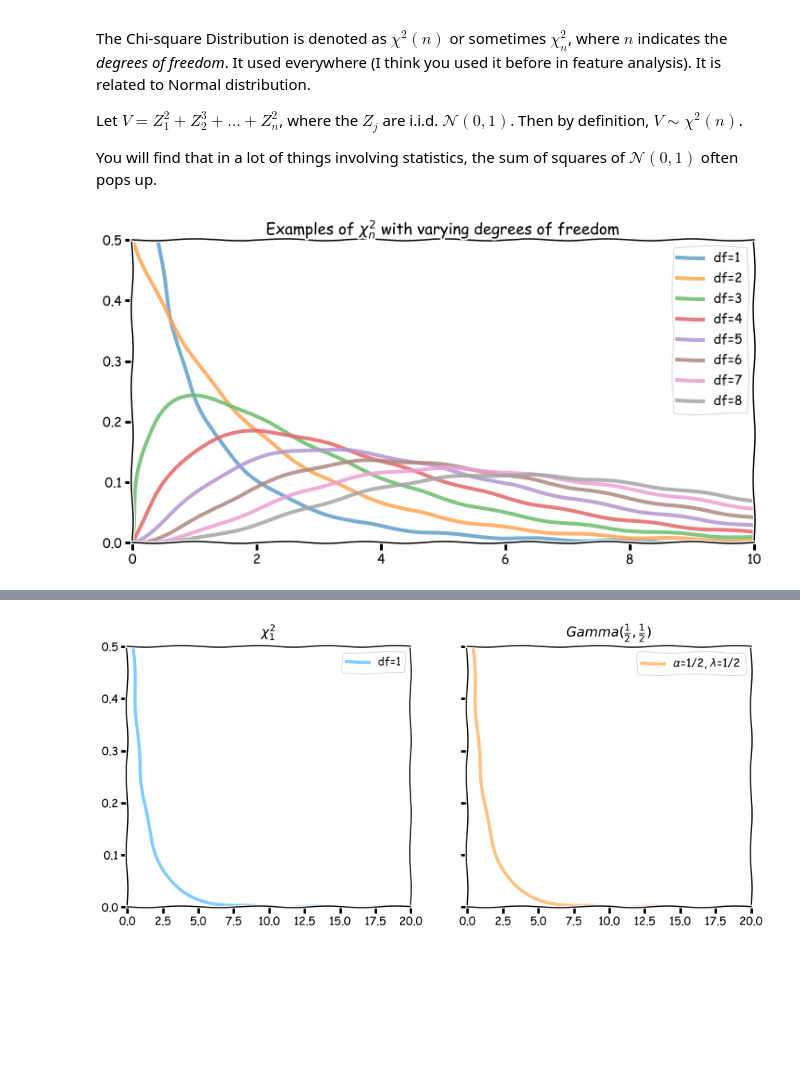
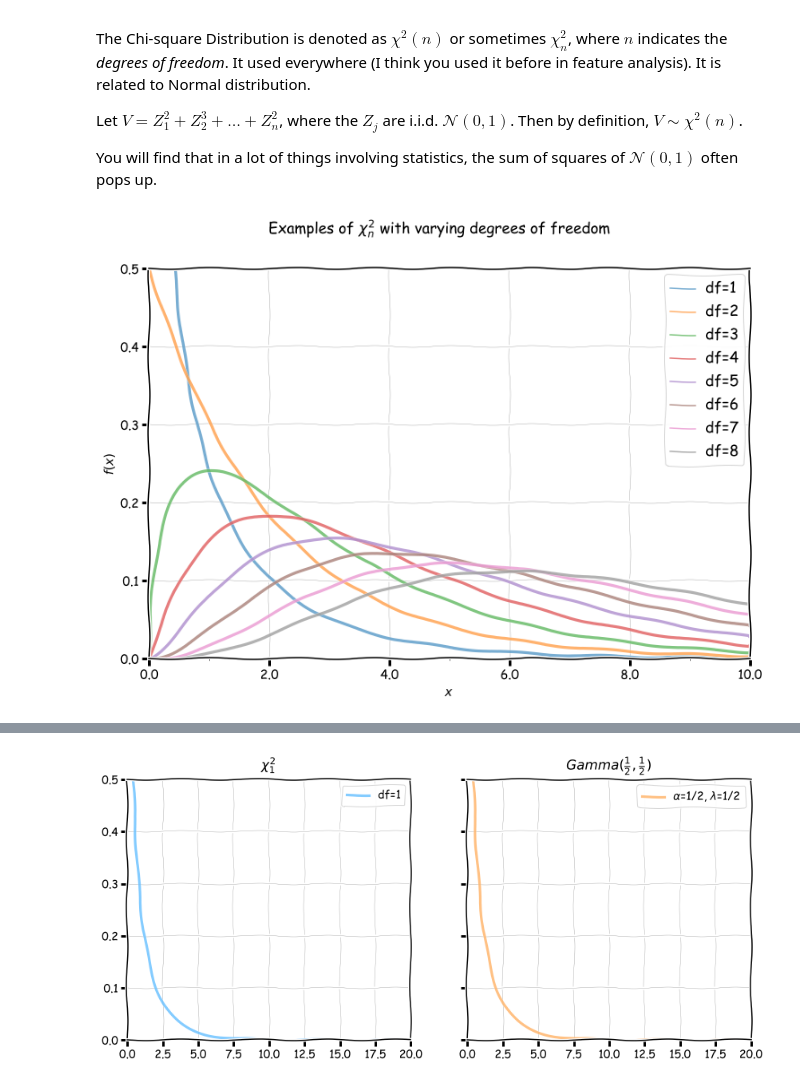
Before and after one commit to buruzaemon/stats-110, a Jupyter notebook: Lecture_30.ipynb, the cells around one changed output, grey strips where cells are left out. Cells and saved outputs as stored; diff of their text form; code cells hidden in the pictures; blank space fills up the shorter version.

```diff
--- a/Lecture_30.ipynb
+++ b/Lecture_30.ipynb
@@ -23,20 +14,55 @@ Let $V = Z_1^2 + Z_2^3 + \dots + Z_n^2$, where the $Z_j$ are i.i.d. $\mathcal{N}
 
 You will find that in a lot of things involving statistics, the sum of squares of $\mathcal{N}(0,1)$ often pops up.
 # %%
+import matplotlib
+import numpy as np
+import matplotlib.pyplot as plt
+
+from matplotlib.ticker import (MultipleLocator, FormatStrFormatter,
+                               AutoMinorLocator)
+from scipy.stats import chi2
+
+%matplotlib inline
+
+plt.xkcd()
+
 dof_values = [1,2,3,4,5,6,7,8]
 x = np.linspace(0, 10, 1000)
 
 # plot the distributions
-fig, ax = plt.subplots(figsize=(12, 6))
+_, ax = plt.subplots(figsize=(12,8))
 
 for d in dof_values:
-    ax.plot(x, chi2.pdf(x, d), lw=4, alpha=0.6, label='df={}'.format(d))
+    ax.plot(x, chi2.pdf(x, d), lw=3.2, alpha=0.6, label='df={}'.format(d))
 
-plt.xlim((0,10.0))
-plt.ylim((0,0.5))
-plt.legend()
-ax.title.set_text(r'Examples of $\chi^2_n$ with varying degrees of freedom')
+# legend styling
+legend = ax.legend()
+for label in legend.get_texts():
+    label.set_fontsize('large')
+for label in legend.get_lines():
+    label.set_linewidth(1.5)
+
+# y-axis
+ax.set_ylim([0.0, 0.5])
+ax.set_ylabel(r'$f(x)$')
+
+# x-axis
+ax.set_xlim([0, 10.0])
+ax.set_xlabel(r'$x$')
+
+# x-axis tick formatting
+majorLocator = MultipleLocator(2.0)
+majorFormatter = FormatStrFormatter('%0.1f')
+minorLocator = MultipleLocator(1.0)
+ax.xaxis.set_major_locator(majorLocator)
+ax.xaxis.set_major_formatter(majorFormatter)
+ax.xaxis.set_minor_locator(minorLocator)
+
+ax.grid(color='grey', linestyle='-', linewidth=0.3)
+
+plt.suptitle(r'Examples of $\chi^2_n$ with varying degrees of freedom')
+
 plt.show()
 # %% [output]
-[figure, old version]
+[figure, new version]
 # %% [markdown]
```
Also changed, not shown: parts of 10 cells of this notebook, 27 other files.
